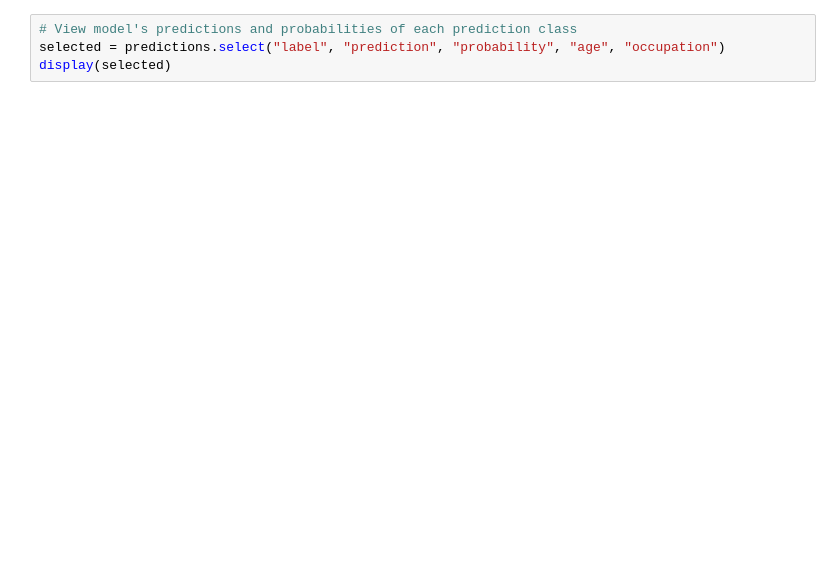
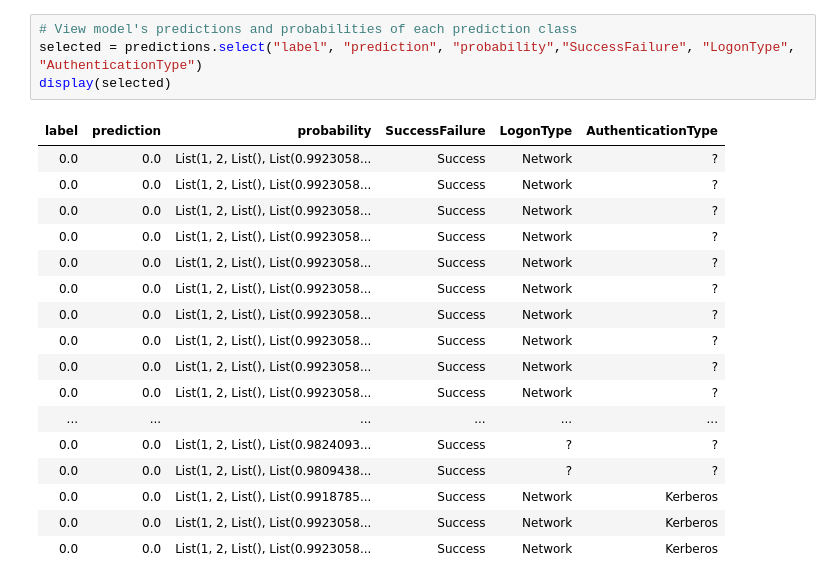
Before and after one commit to Airedyver/LANL_Data_Exploration, a Jupyter notebook: Next_Rev_Binary_Classifier.ipynb, the cells around one changed output. Cells and saved outputs as stored; diff of their text form; blank space fills up the shorter version.

```diff
--- a/Next_Rev_Binary_Classifier.ipynb
+++ b/Next_Rev_Binary_Classifier.ipynb
@@ -298,7 +394,25 @@ predictions.printSchema()
 # %%
 # View model's predictions and probabilities of each prediction class
-selected = predictions.select("label", "prediction", "probability", "age", "occupation")
+selected = predictions.select("label", "prediction", "probability","SuccessFailure", "LogonType", "AuthenticationType")
 display(selected)
+# %% [output]
+| label | prediction | probability | SuccessFailure | LogonType | AuthenticationType |
+| 0.0 | 0.0 | List(1, 2, List(), List(0.9923058... | Success | Network | ? |
+| 0.0 | 0.0 | List(1, 2, List(), List(0.9923058... | Success | Network | ? |
+| 0.0 | 0.0 | List(1, 2, List(), List(0.9923058... | Success | Network | ? |
+| 0.0 | 0.0 | List(1, 2, List(), List(0.9923058... | Success | Network | ? |
+| 0.0 | 0.0 | List(1, 2, List(), List(0.9923058... | Success | Network | ? |
+| 0.0 | 0.0 | List(1, 2, List(), List(0.9923058... | Success | Network | ? |
+| 0.0 | 0.0 | List(1, 2, List(), List(0.9923058... | Success | Network | ? |
+| 0.0 | 0.0 | List(1, 2, List(), List(0.9923058... | Success | Network | ? |
+| 0.0 | 0.0 | List(1, 2, List(), List(0.9923058... | Success | Network | ? |
+| 0.0 | 0.0 | List(1, 2, List(), List(0.9923058... | Success | Network | ? |
+| ... | ... | ... | ... | ... | ... |
+| 0.0 | 0.0 | List(1, 2, List(), List(0.9824093... | Success | ? | ? |
+| 0.0 | 0.0 | List(1, 2, List(), List(0.9809438... | Success | ? | ? |
+| 0.0 | 0.0 | List(1, 2, List(), List(0.9918785... | Success | Network | Kerberos |
+| 0.0 | 0.0 | List(1, 2, List(), List(0.9923058... | Success | Network | Kerberos |
+| 0.0 | 0.0 | List(1, 2, List(), List(0.9923058... | Success | Network | Kerberos |
 # %%
 from pyspark.ml.evaluation import BinaryClassificationEvaluator
 
```
Also changed, not shown: parts of 29 cells of this notebook.
